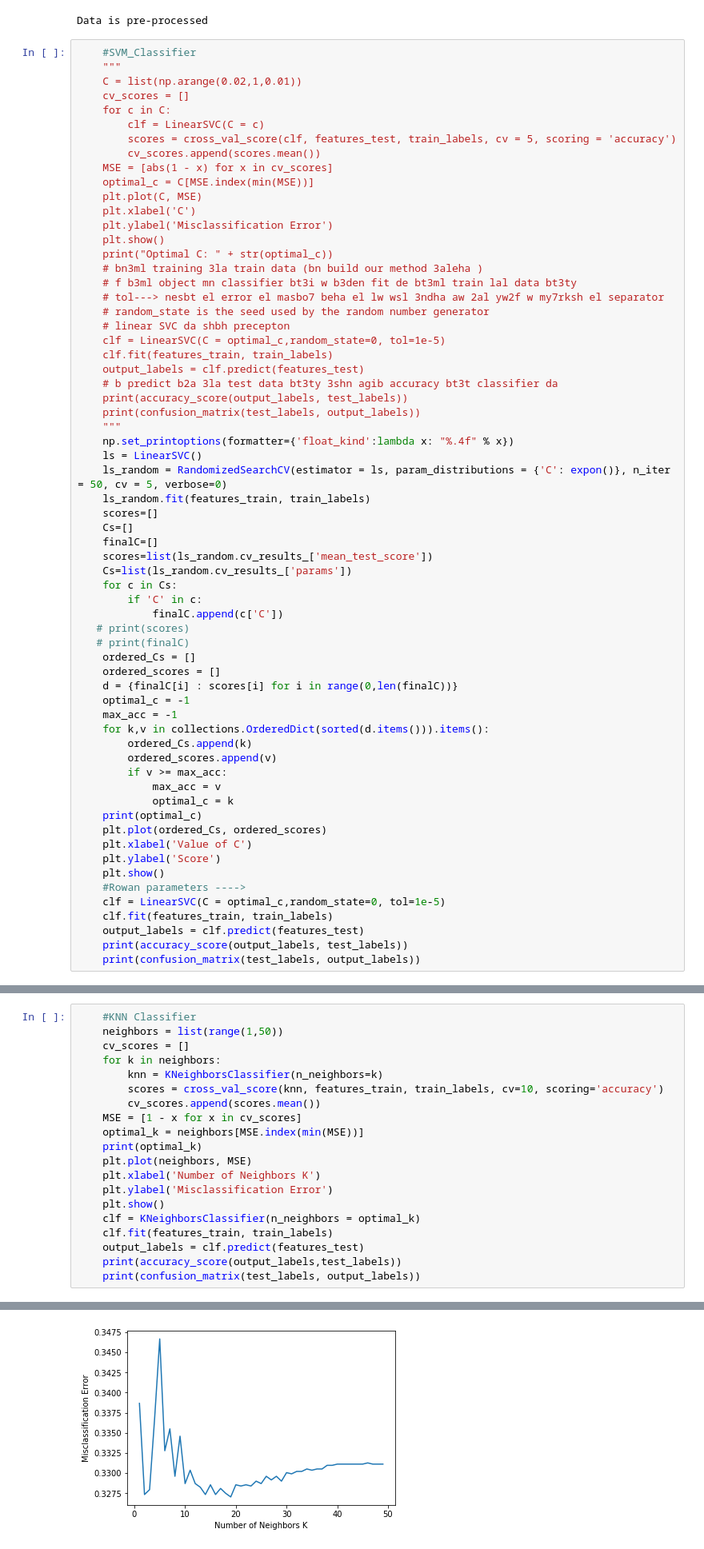
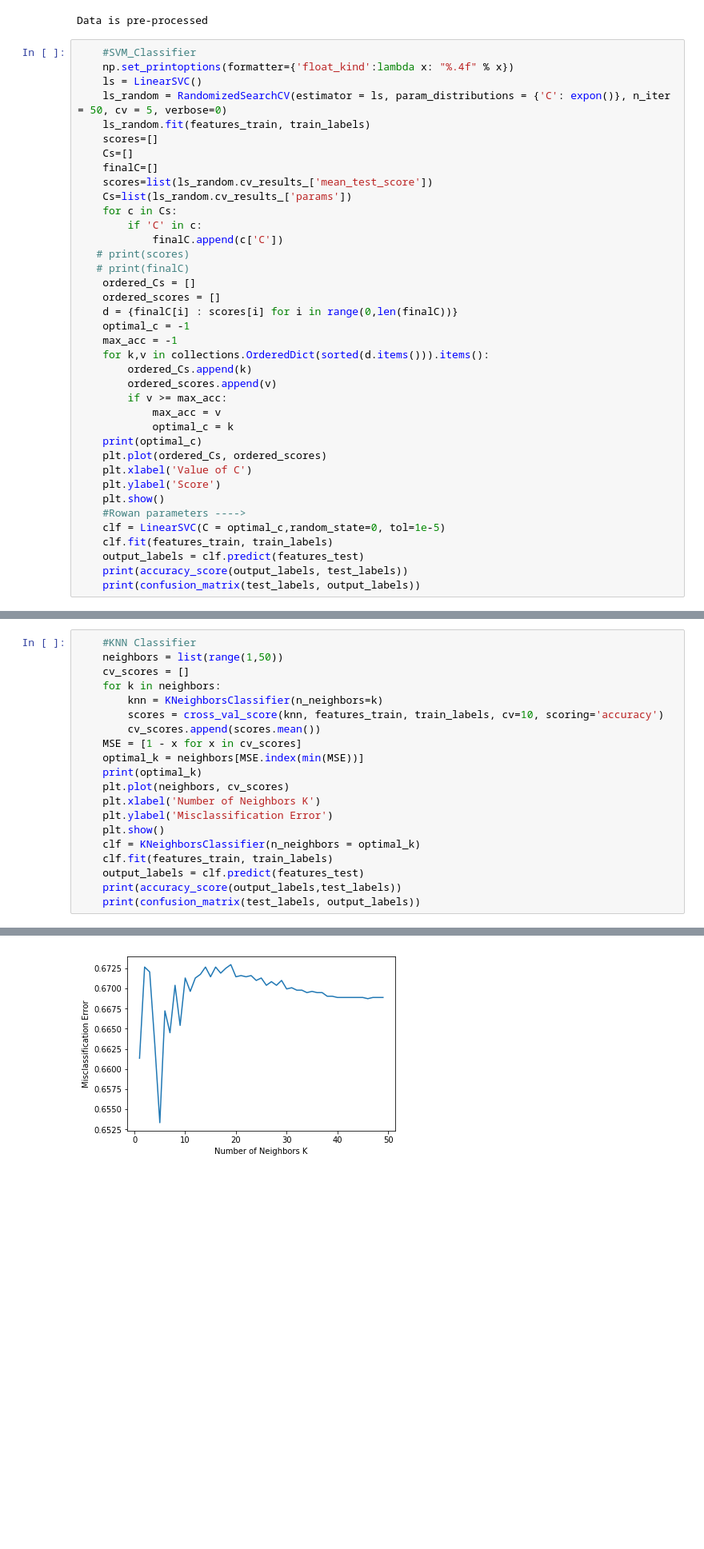
Before and after one commit to Merna177/Semeval-task6-, a Jupyter notebook: Classification.ipynb, the cells around one changed output, grey strips where cells are left out. Shown: that part at 80% size. Cells and saved outputs as stored; diff of their text form; blank space fills up the shorter version.

Commit message:
Accuracy Graphs

```diff
--- a/Classification.ipynb
+++ b/Classification.ipynb
@@ -100,32 +100,6 @@ class Preprocessing:
 Data is pre-processed
 # %%
     #SVM_Classifier
-    """
-    C = list(np.arange(0.02,1,0.01))
-    cv_scores = []
-    for c in C:
-        clf = LinearSVC(C = c)
-        scores = cross_val_score(clf, features_test, train_labels, cv = 5, scoring = 'accuracy')
-        cv_scores.append(scores.mean())
-    MSE = [abs(1 - x) for x in cv_scores]
-    optimal_c = C[MSE.index(min(MSE))]
-    plt.plot(C, MSE)
-    plt.xlabel('C')
-    plt.ylabel('Misclassification Error')
-    plt.show()
-    print("Optimal C: " + str(optimal_c))
-    # bn3ml training 3la train data (bn build our method 3aleha )
-    # f b3ml object mn classifier bt3i w b3den fit de bt3ml train lal data bt3ty
-    # tol---> nesbt el error el masbo7 beha el lw wsl 3ndha aw 2al yw2f w my7rksh el separator
-    # random_state is the seed used by the random number generator
-    # linear SVC da shbh precepton
-    clf = LinearSVC(C = optimal_c,random_state=0, tol=1e-5)
-    clf.fit(features_train, train_labels)
-    output_labels = clf.predict(features_test)
-    # b predict b2a 3la test data bt3ty 3shn agib accuracy bt3t classifier da
-    print(accuracy_score(output_labels, test_labels))
-    print(confusion_matrix(test_labels, output_labels))
-    """
     np.set_printoptions(formatter={'float_kind':lambda x: "%.4f" % x})
     ls = LinearSVC()
     ls_random = RandomizedSearchCV(estimator = ls, param_distributions = {'C': expon()}, n_iter = 50, cv = 5, verbose=0)
@@ -268,24 +242,24 @@ KeyboardInterrupt:
 # %%
     #KNN Classifier
     neighbors = list(range(1,50))
     cv_scores = []
     for k in neighbors:
         knn = KNeighborsClassifier(n_neighbors=k)
         scores = cross_val_score(knn, features_train, train_labels, cv=10, scoring='accuracy')
         cv_scores.append(scores.mean())
     MSE = [1 - x for x in cv_scores]
     optimal_k = neighbors[MSE.index(min(MSE))]
     print(optimal_k)
-    plt.plot(neighbors, MSE)
+    plt.plot(neighbors, cv_scores)
     plt.xlabel('Number of Neighbors K')
     plt.ylabel('Misclassification Error')
     plt.show()
     clf = KNeighborsClassifier(n_neighbors = optimal_k)
     clf.fit(features_train, train_labels)
     output_labels = clf.predict(features_test)
     print(accuracy_score(output_labels,test_labels))
     print(confusion_matrix(test_labels, output_labels))
 # %% [output]
 19
-[figure, old version]
+[figure, new version]
 0.6746223564954683
```
Also changed, not shown: parts of 4 cells of this notebook.
